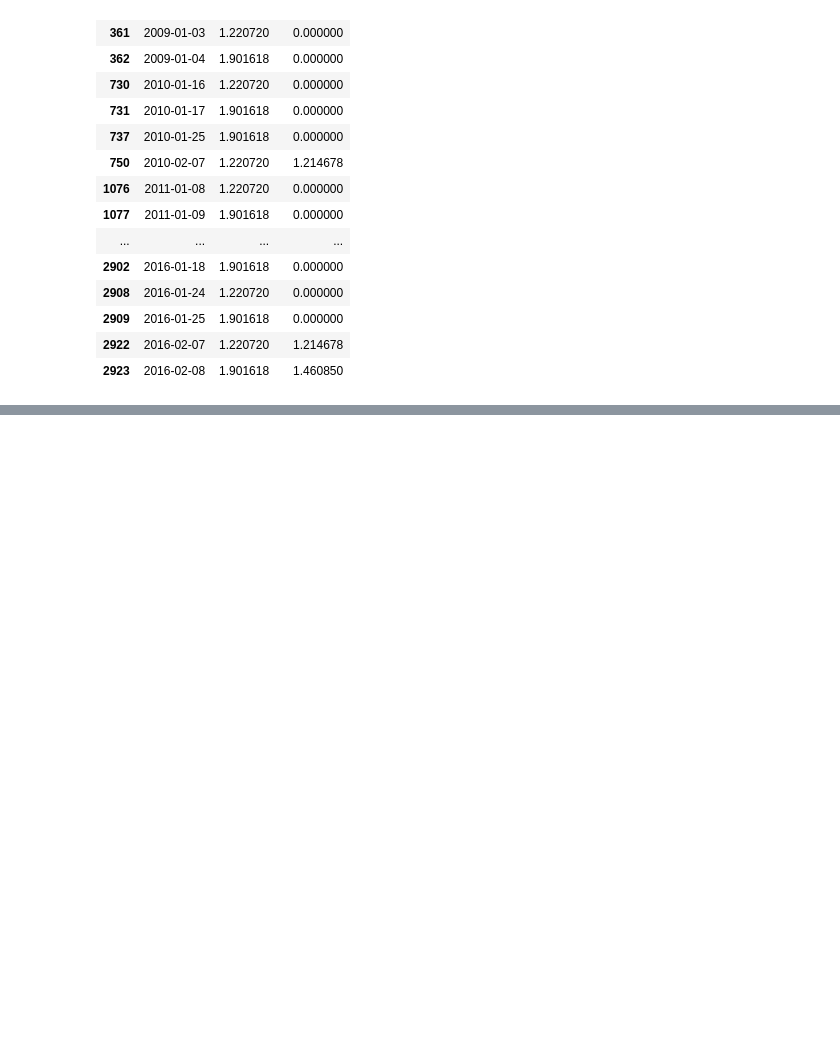
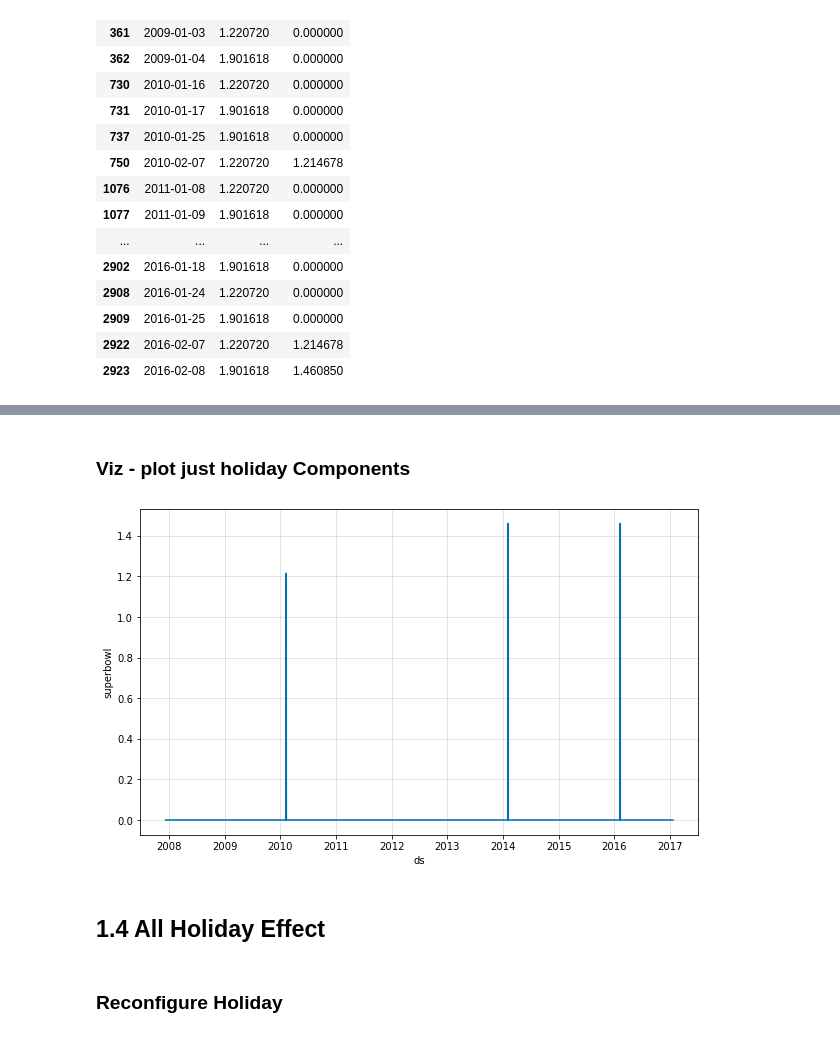
Before and after one commit to Ivanlong0630/Time_Series, a Jupyter notebook: Prophet/04_Prophet_Seasonality_HolidayEffects_Regressors.ipynb, the cells around one changed output, grey strips where cells are left out. Saved outputs shown, nothing was run; the diff lists cells and outputs as text; code cells hidden in the pictures; blank space fills up the shorter version.

```diff
--- a/Prophet/04_Prophet_Seasonality_HolidayEffects_Regressors.ipynb
+++ b/Prophet/04_Prophet_Seasonality_HolidayEffects_Regressors.ipynb
@@ -135,0 +173,10 @@ forecast.loc[(forecast.ds.isin(holiday.ds))|
+# %% [markdown]
+### Viz - plot just holiday Components
+# %%
+fig_fcom=plot_forecast_component(m,forecast,'superbowl')
+# %% [output]
+[figure, added]
+# %% [markdown]
+## 1.4 All Holiday Effect
+# %% [markdown]
+### Reconfigure Holiday
```
Also changed, not shown: parts of 29 cells of this notebook.
